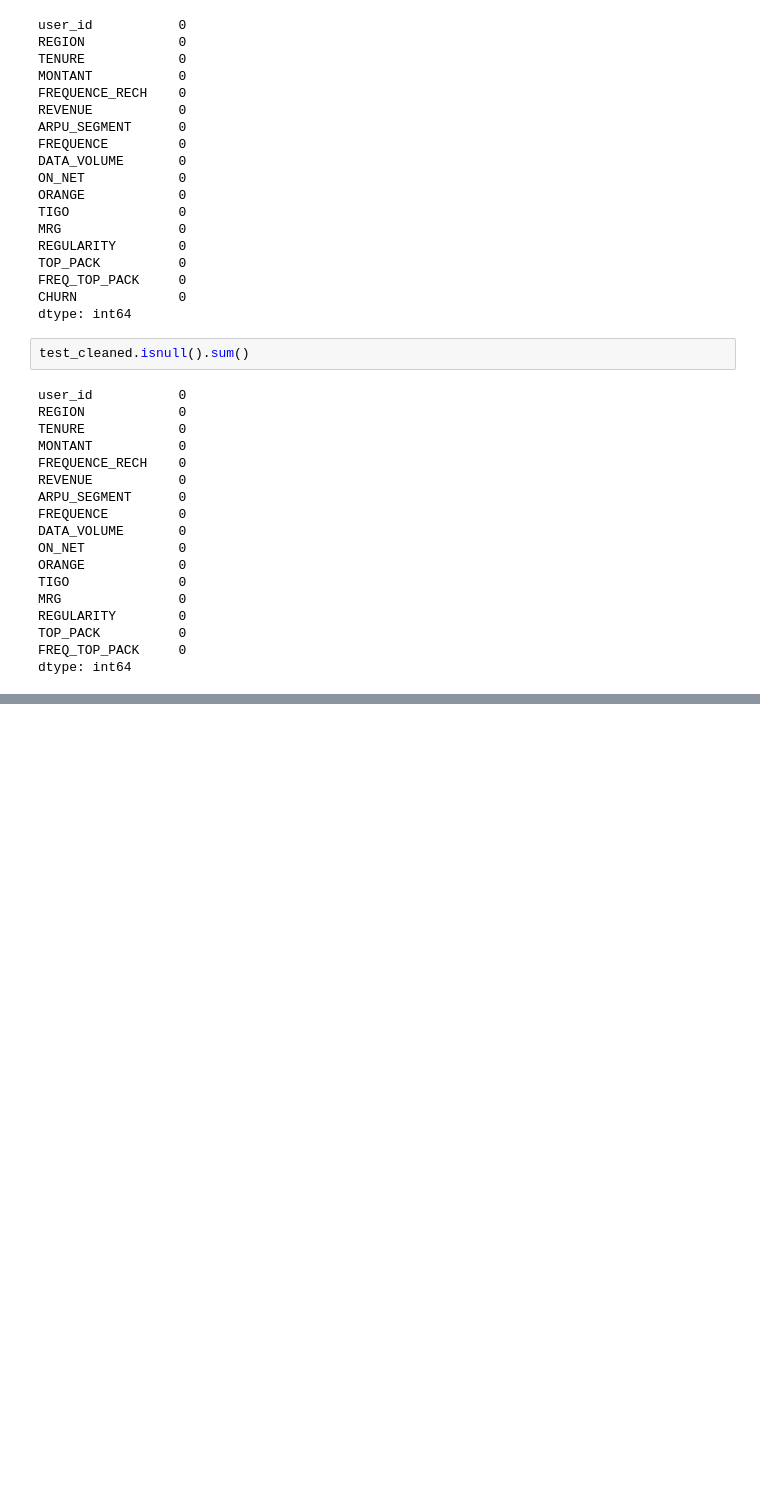
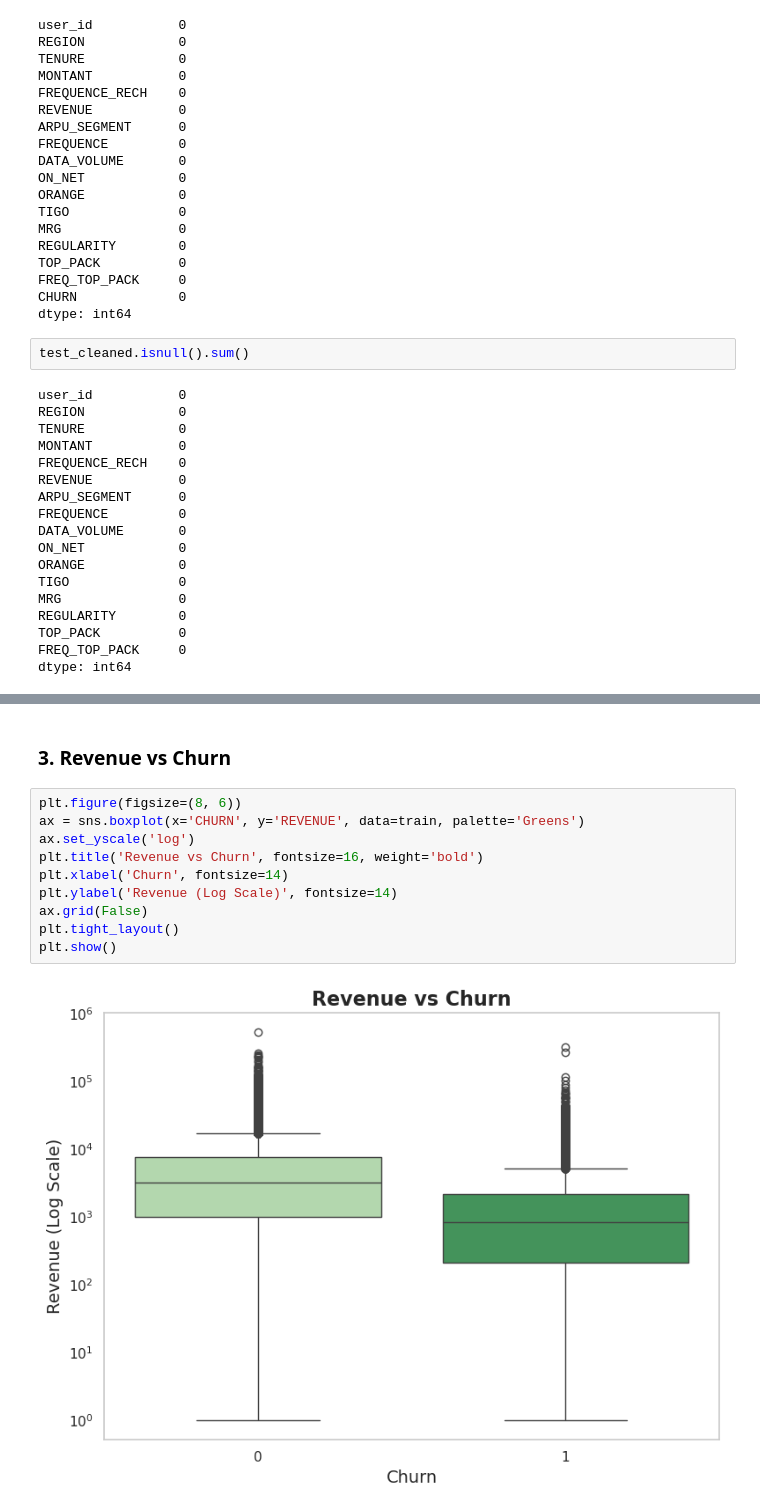
Before and after one commit to elishastanley/Customer-Churn-Prediction-Challenge-For-Azubian, a Jupyter notebook: Notebook/churn.ipynb, the cells around one changed output, grey strips where cells are left out. Drawn from its saved outputs; the diff is of its cells as text; blank space fills up the shorter version.

```diff
--- a/Notebook/churn.ipynb
+++ b/Notebook/churn.ipynb
@@ -206,0 +247,14 @@ dtype: int64
+# %% [markdown]
+### 3. Revenue vs Churn
+# %%
+plt.figure(figsize=(8, 6))
+ax = sns.boxplot(x='CHURN', y='REVENUE', data=train, palette='Greens')
+ax.set_yscale('log')
+plt.title('Revenue vs Churn', fontsize=16, weight='bold')
+plt.xlabel('Churn', fontsize=14)
+plt.ylabel('Revenue (Log Scale)', fontsize=14)
+ax.grid(False)
+plt.tight_layout()
+plt.show()
+# %% [output]
+[figure, added]
```
Also changed, not shown: parts of 21 cells of this notebook.
